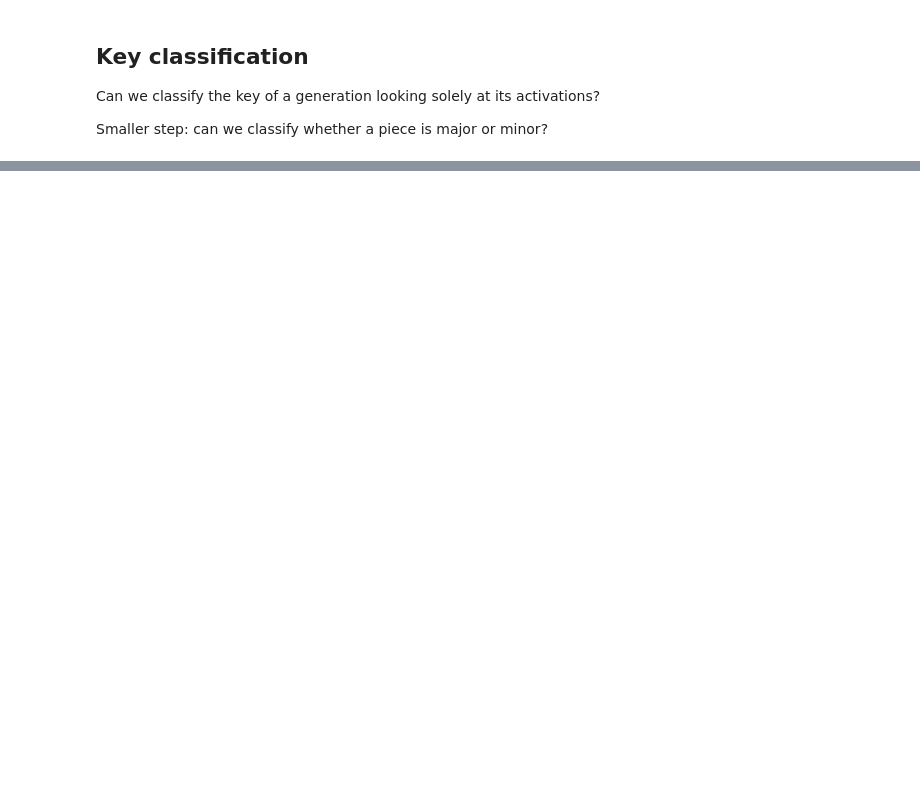
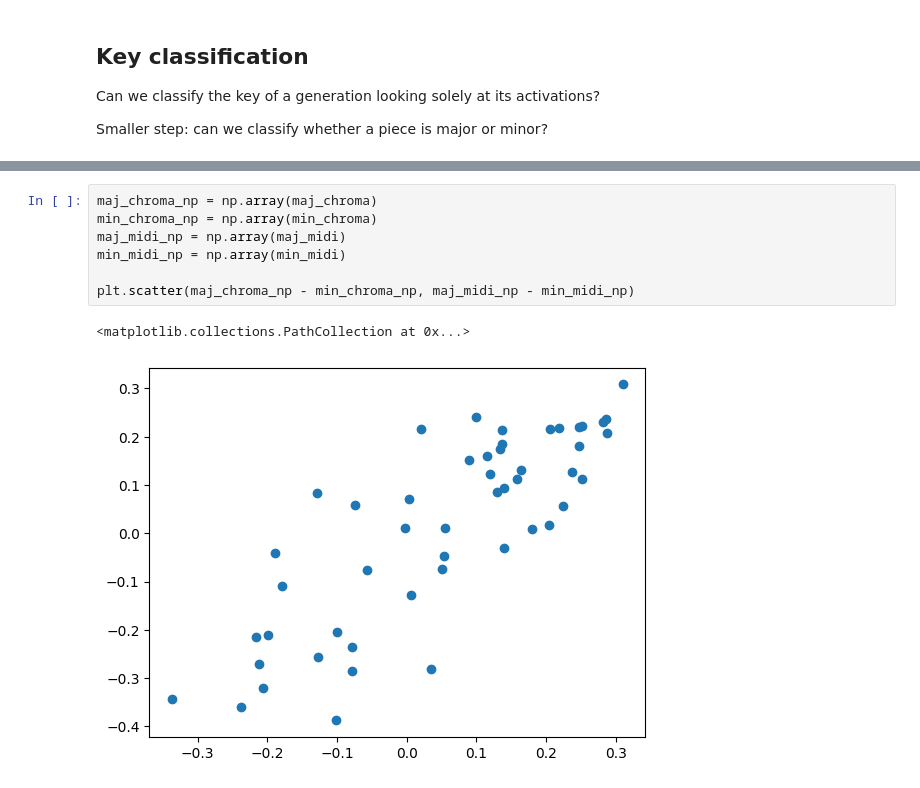
Before and after one commit to womogenes/musicgen-interp, a Jupyter notebook: midi/classify_key.ipynb, the cells around one changed output, grey strips where cells are left out. Saved outputs shown, nothing was run; the diff lists cells and outputs as text; blank space fills up the shorter version.

```diff
--- a/midi/classify_key.ipynb
+++ b/midi/classify_key.ipynb
@@ -62,0 +107,10 @@ chroma.shape=(12, 218)
+# %%
+maj_chroma_np = np.array(maj_chroma)
+min_chroma_np = np.array(min_chroma)
+maj_midi_np = np.array(maj_midi)
+min_midi_np = np.array(min_midi)
+
+plt.scatter(maj_chroma_np - min_chroma_np, maj_midi_np - min_midi_np)
+# %% [output]
+<matplotlib.collections.PathCollection at 0x...>
+[figure, added]
```
Also changed, not shown: parts of 5 cells of this notebook, 2 other files.
